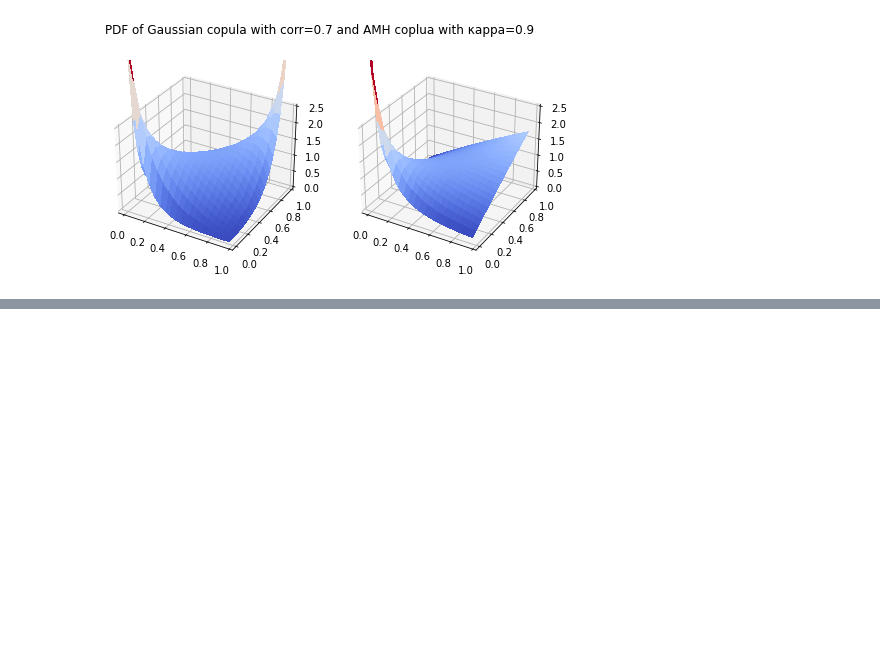
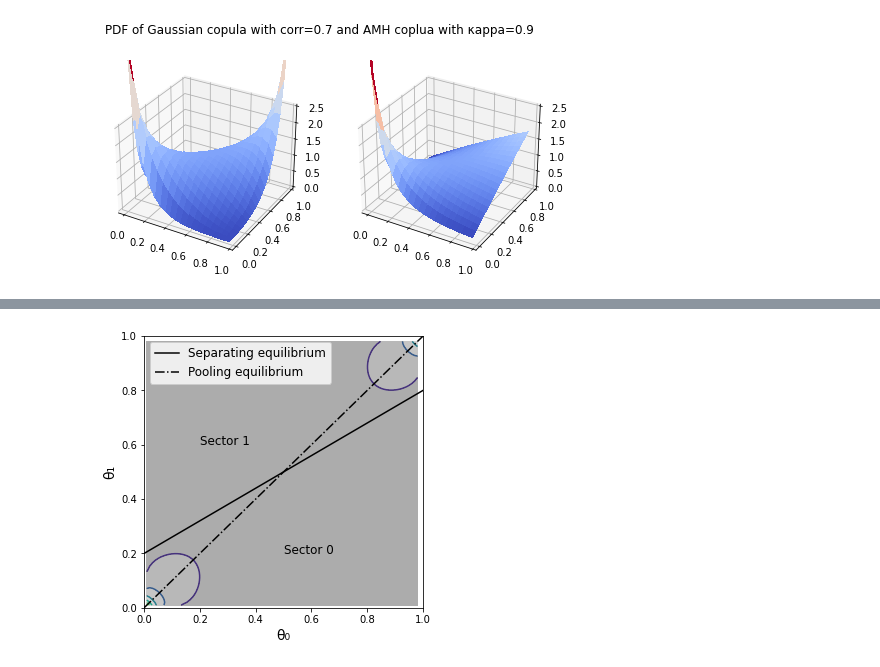
Before and after one commit to pwikman/general_equilibrium, a Jupyter notebook: calcs.ipynb, the cells around one changed output, grey strips where cells are left out. Drawn from its saved outputs; the diff is of its cells as text; code cells hidden in the pictures; blank space fills up the shorter version.

```diff
--- a/calcs.ipynb
+++ b/calcs.ipynb
@@ -168,6 +170,6 @@ plt.savefig('amh.png')
 # %%
 #3D plot of pdf of Gaussian and AMH copula
-norm =1
+normd =1
 kappa =0.7
 
 fig = plt.figure(figsize=plt.figaspect(0.5))
@@ -197,7 +199,7 @@ ax.set_zlim([0, 2.5])
 
 
 
-norm =0
+normd =0
 kappa =0.9
 
 ax = fig.add_subplot(1, 2, 2, projection='3d')
@@ -541,6 +620,6 @@ def i(x0,x1,y0,y1):
 # %%
 # More equilibrium inexistance calculations
-b=0.29
+b=0.27
 def f(d):
     return (b/2)*d**2+(1-b)/2*math.sqrt(d)
 vecfunc = np.vectorize(f)
@@ -552,7 +631,7 @@ plt.show()
 plt.clf()
 
 solution = minimize_scalar(lambda d: -(f(d)+f(1-d)), bounds=[1/4,3/4], method='bounded')
-print(solution.x)
+print(solution)
 def g(x):
     return b*x+(1-b)/(4*math.sqrt(x))
 print(g(solution.x))
@@ -677,0 +775,47 @@ plt.clf()
+# %%
+#3D plot of pdf of Gaussian and AMH copula
+normd = 1
+kappa = 0.7
+k=0.6
+m=det_m(k)
+
+
+# Contour plot and equilibria distributions Gaussian and AMH copula
+
+fig, ax = plt.subplots(figsize=(5, 5))
+d = np.arange(0, 1, 0.001)
+vecfunc = np.vectorize(lambda x: (x-(1-k)/2)/k)
+vecfunc2 = np.vectorize(lambda x: x)
+x = np.arange(0.01,0.99,0.01)
+y = np.arange(0.01,0.99,0.01)
+X, Y = np.meshgrid(x,y)
+
+
+zs = []
+for i in np.arange(0.01,0.99,0.01):
+    for j in np.arange(0.01,0.99,0.01):
+        zs.append(acop(i,j,kappa))
+zs = np.array(zs)
+Z = zs.reshape(X.shape)
+ax.contourf(X, Y, Z, cmap=plt.cm.gray,alpha=0.35)
+
+
+
+ax.plot(vecfunc(d),d,label='Separating equilibrium',color='black')
+vecfunc2 = np.vectorize(lambda x: x)
+ax.plot(d,vecfunc2(d), label='Pooling equilibrium',linestyle='dashdot',color='black')
+ax.set_ylim([0, 1])
+ax.set_xlim([0, 1])
+ax.set_xlabel('θ0'.translate(subscript))
+ax.set_ylabel('θ1'.translate(subscript))
+ax.legend(loc='upper left',prop={'size': 12})
+plt.text(0.2, 0.6, 'Sector 1', fontsize=12)
+plt.text(0.5, 0.2, 'Sector 0', fontsize=12)
+for item in ([ax.xaxis.label, ax.yaxis.label]):
+    item.set_fontsize(14)
+plt.contour(X,Y,Z)
+
+#plt.suptitle("Skill separation in competitive equilibria")
+plt.savefig('eqsepss.png')
+# %% [output]
+[figure, added]
```
Also changed, not shown: parts of 41 cells of this notebook, 29 other files.
